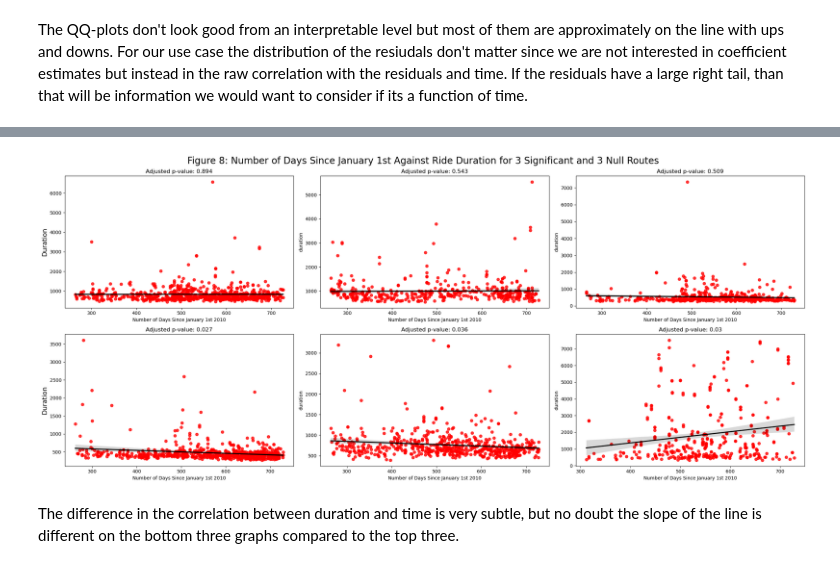
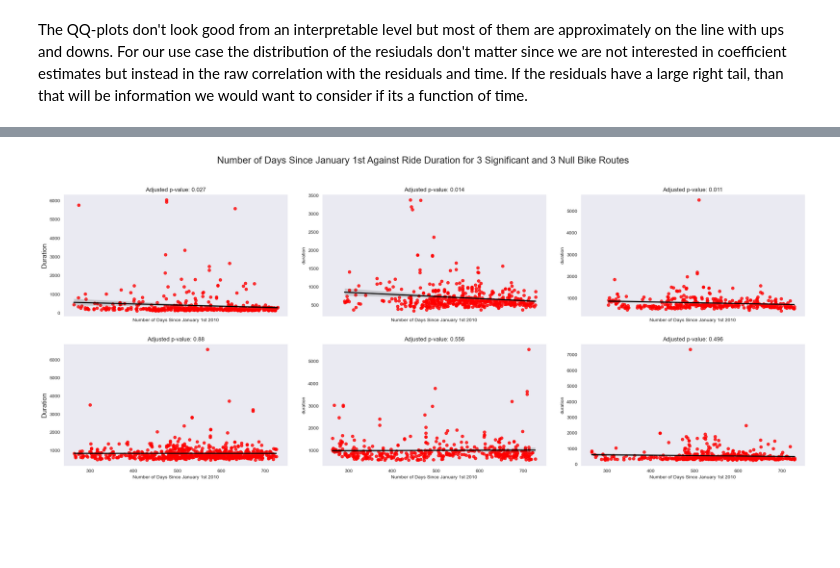
Before and after one commit to GabeNicholson/Predicting-Bikepath-Changes-With-FDR-Control, a Jupyter notebook: (2) Model Prediction.ipynb, the cells around one changed output, grey strips where cells are left out. Saved outputs shown, nothing was run; the diff lists cells and outputs as text; code cells hidden in the pictures; blank space fills up the shorter version.

```diff
--- a/(2) Model Prediction.ipynb
+++ b/(2) Model Prediction.ipynb
@@ -162,8 +161,10 @@ def permut_p_value(resid, days_since, num_perm=25000):
         np.corrcoef(results.resid, days_since)[1, 0]))/num_perm
     return p_val, permutation_corr
 # %%
-significant_pvals_index = np.random.randint(0,len(signif_pvals), size=6)
-significant_routes = signif_pvals[significant_pvals_index] # Chosen randomly.
+significant_pvals_index = np.random.randint(0,len(signif_pvals), size=3)
+non_significant_routes = [200,100, 220]
+
+significant_routes = list(signif_pvals[significant_pvals_index]) + non_significant_routes # Chosen randomly.
 lst_real_corr = []
 perm_corr = []
 lst_residuals = []
@@ -373,60 +361,51 @@ plt.tight_layout(pad=-2)
 # %%
-non_significant_routes = [200,100, 220]
 duration = []
 days_since = []
-for i in non_significant_routes[:3]:
+for i in significant_routes:
     route = reg_df.route.unique()[i]
     mask = reg_df[reg_df['route'] == route]
     days_since.append(mask['days_since_jan1_2010'])
     duration.append(mask['duration'])
-
-for i in significant_routes[:3]:
-    route = reg_df.route.unique()[i]
-    mask = reg_df[reg_df['route'] == route]
-    days_since.append(mask['days_since_jan1_2010'])
-    duration.append(mask['duration'])
 # %%
 fig, axes = plt.subplots(2, 3, figsize=(23, 10), sharex=True)
 p = sns.regplot(ax=axes[0, 0], x=days_since[0], y=duration[0], line_kws={
                 "color": "black"}, scatter_kws={"color": "red"})
 p.set_ylabel('Duration', fontsize=14)
 axes[0, 0].set_title(
-    f'Adjusted p-value: {np.around(corrected_pvals[non_significant_routes[0]],3)}')
+    f'Adjusted p-value: {np.around(corrected_pvals[significant_routes[0]],3)}')
 p.set_xlabel('Number of Days Since January 1st 2010')
 
 p = sns.regplot(ax=axes[0, 1], x=days_since[1], y=duration[1], line_kws={
                 "color": "black"}, scatter_kws={"color": "red"})
 axes[0, 1].set_title(
-    f'Adjusted p-value: {np.around(corrected_pvals[non_significant_routes[1]],3)}')
+    f'Adjusted p-value: {np.around(corrected_pvals[significant_routes[1]],3)}')
 p.set_xlabel('Number of Days Since January 1st 2010')
 
 p = sns.regplot(ax=axes[0, 2], x=days_since[2], y=duration[2], line_kws={
                 "color": "black"}, scatter_kws={"color": "red"})
 axes[0, 2].set_title(
-    f'Adjusted p-value: {np.around(corrected_pvals[non_significant_routes[2]],3)}')
+    f'Adjusted p-value: {np.around(corrected_pvals[significant_routes[2]],3)}')
 p.set_xlabel('Number of Days Since January 1st 2010')
 
 p = sns.regplot(ax=axes[1, 0], x=days_since[3], y=duration[3], line_kws={
                 "color": "black"}, scatter_kws={"color": "red"})
 axes[1, 0].set_title(
-    f'Adjusted p-value: {np.around(corrected_pvals[significant_routes[0]],3)}')
+    f'Adjusted p-value: {np.around(corrected_pvals[significant_routes[3]],3)}')
 p.set_ylabel('Duration', fontsize=14)
 p.set_xlabel('Number of Days Since January 1st 2010')
 
 p = sns.regplot(ax=axes[1, 1], x=days_since[4], y=duration[4], line_kws={
                 "color": "black"}, scatter_kws={"color": "red"})
 axes[1, 1].set_title(
-    f'Adjusted p-value: {np.around(corrected_pvals[significant_routes[1]],3)}')
+    f'Adjusted p-value: {np.around(corrected_pvals[significant_routes[4]],3)}')
 p.set_xlabel('Number of Days Since January 1st 2010')
 
 p = sns.regplot(ax=axes[1, 2], x=days_since[5], y=duration[5], line_kws={
                 "color": "black"}, scatter_kws={"color": "red"})
 axes[1, 2].set_title(
-    f'Adjusted p-value: {np.around(corrected_pvals[significant_routes[2]],3)}')
+    f'Adjusted p-value: {np.around(corrected_pvals[significant_routes[5]],3)}')
 p.set_xlabel('Number of Days Since January 1st 2010')
-plt.suptitle('Number of Days Since January 1st Against Ride Duration for 3 Significant and 3 Null Routes', fontsize=20)
-plt.tight_layout(pad=-2)
+plt.suptitle('Number of Days Since January 1st Against Ride Duration for 3 Significant and 3 Null Bike Routes', fontsize=20)
+plt.tight_layout(pad=3)
 # %% [output]
-[figure, old version]
+[figure, new version]
-# %% [markdown]
-The difference in the correlation between duration and time is very subtle, but no doubt the slope of the line is different on the bottom three graphs compared to the top three.
```
Also changed, not shown: parts of 9 cells of this notebook.
